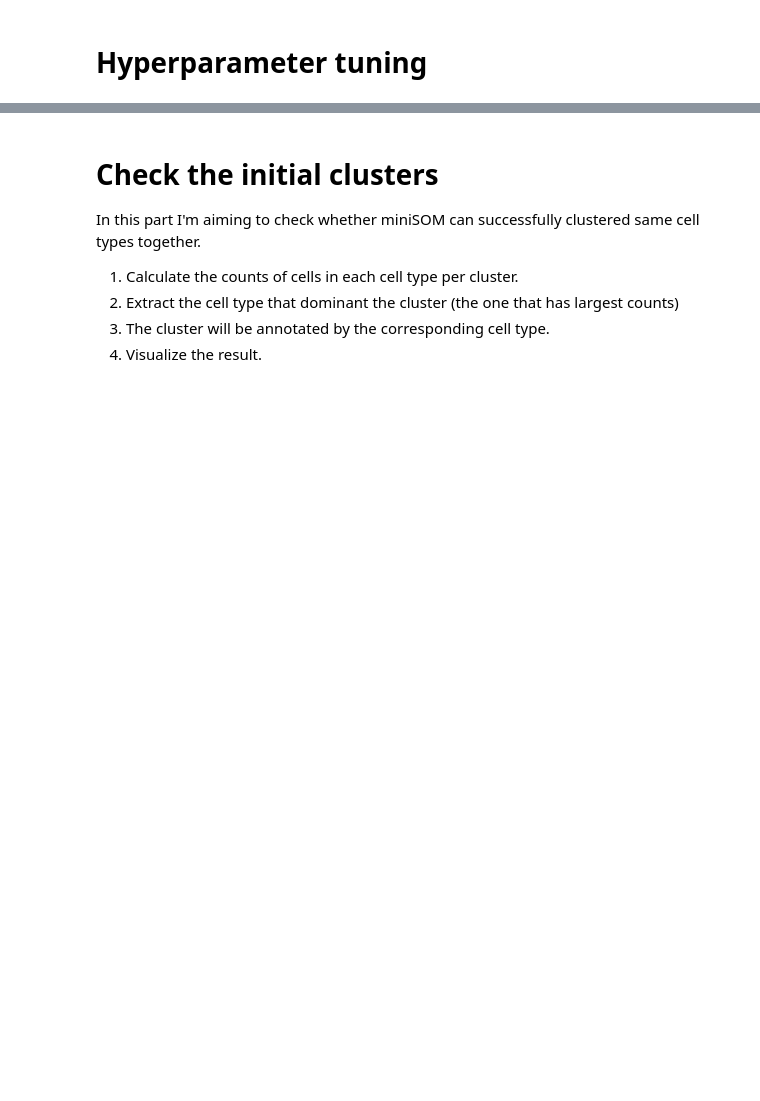
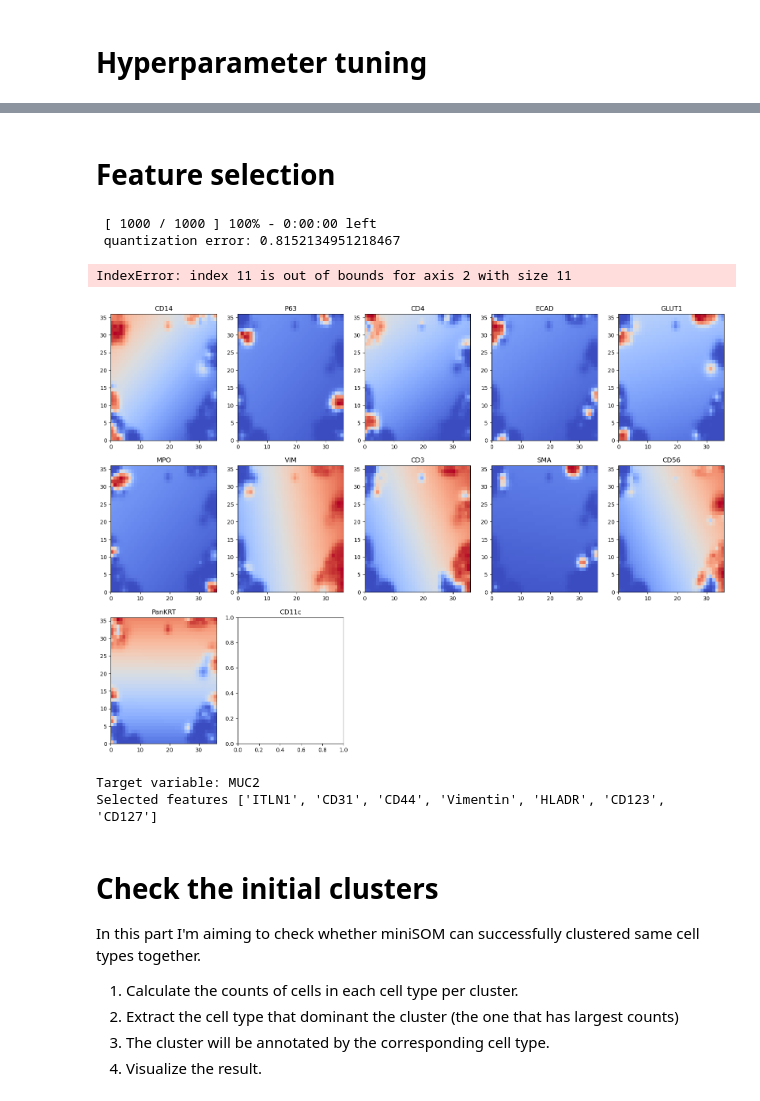
Before and after one commit to farkkilab/tribus, a Jupyter notebook: minisom_clustering.ipynb, the cells around one changed output, grey strips where cells are left out. Drawn from its saved outputs; the diff is of its cells as text; code cells hidden in the pictures; blank space fills up the shorter version.

```diff
--- a/minisom_clustering.ipynb
+++ b/minisom_clustering.ipynb
@@ -384,0 +469,2 @@ Completeness score calculated with merged cell types: 0.25120391866963426
+# %% [markdown]
+# Feature selection
@@ -385,3 +524,32 @@ Completeness score calculated with merged cell types: 0.25120391866963426
+# %%
+size = som_shape[0]
+som = MiniSom(som_shape[0], som_shape[1], marker_data.shape[1],
+              neighborhood_function='gaussian', sigma=1.5,
+              random_seed=1)
+
+som.pca_weights_init(marker_data)
+som.train_random(marker_data, 1000, verbose=True)
+W = som.get_weights()
+# %% [output]
+ [ 1000 / 1000 ] 100% - 0:00:00 left
+ quantization error: 0.8152134951218467
+# %%
+plt.figure(figsize=(2.5*round(len(cols)/5), len(cols)))
+for i, f in enumerate(cols):
+    plt.subplot(round(len(cols)/5), 5, i+1)
+    plt.title(f)
+    plt.pcolor(W[:,:,i].T, cmap='coolwarm')
+plt.tight_layout()
+plt.show()
+# %% [output]
+IndexError: index 11 is out of bounds for axis 2 with size 11
+[figure, added]
+# %%
+selected_features, target_name = som_feature_selection(W, cols, 0, 0.04)
+print("Target variable: {}\nSelected features {}".format(target_name, selected_features))
+# %% [output]
+Target variable: MUC2
+Selected features ['ITLN1', 'CD31', 'CD44', 'Vimentin', 'HLADR', 'CD123', 'CD127']
 # %% [markdown]
 # Check the initial clusters
 
```
Also changed, not shown: parts of 42 cells of this notebook, 3 other files.
